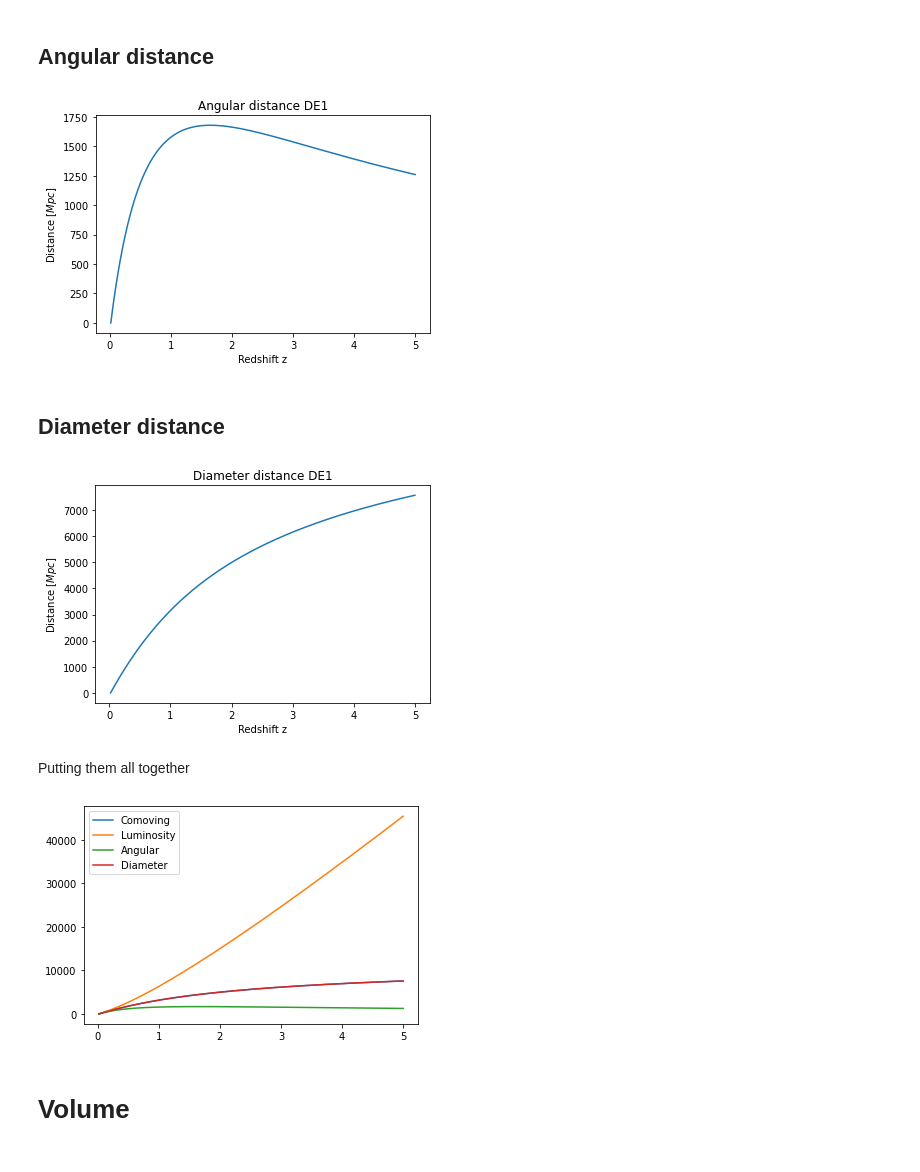
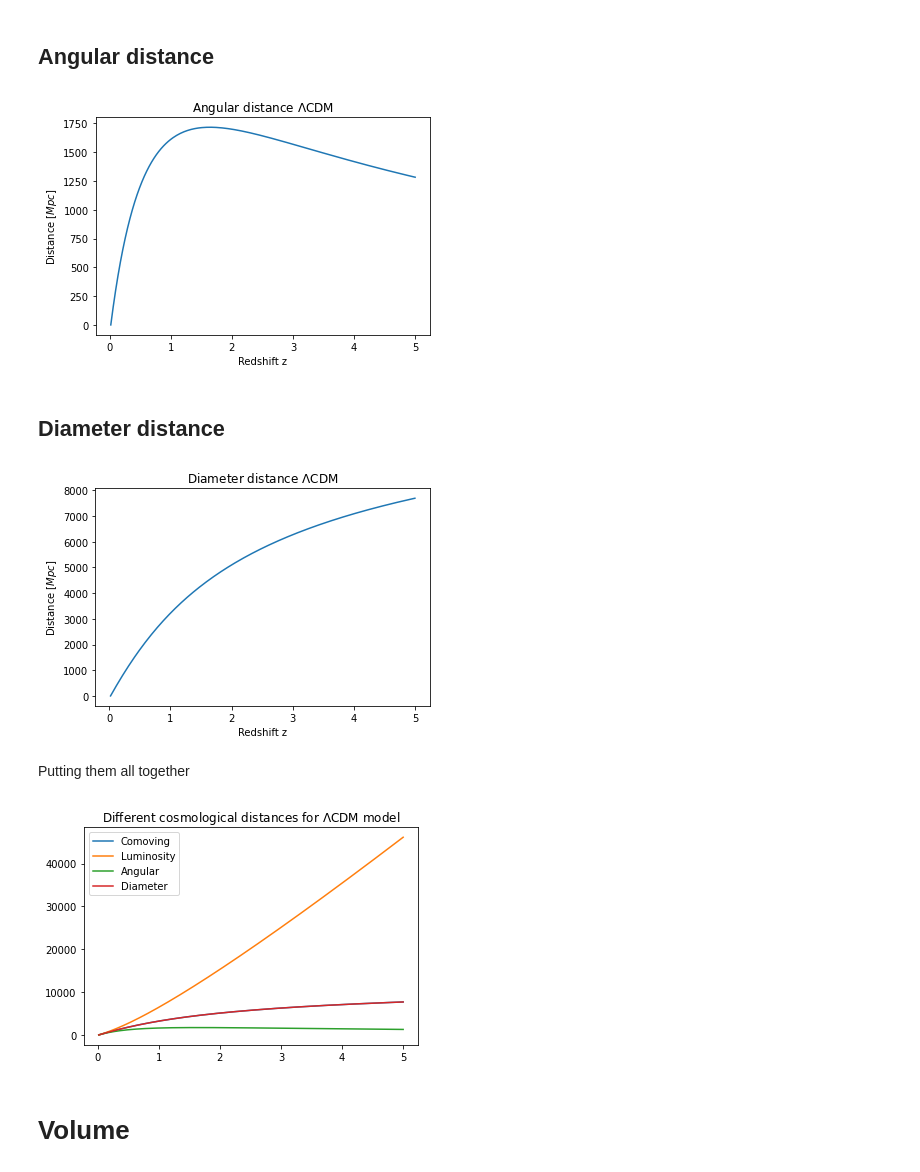
Before and after one commit to carle13/Galaxy-clusters-number-counts, a Jupyter notebook: analysis.ipynb, the cells around one changed output. Cells and saved outputs as stored; diff of their text form; code cells hidden in the pictures.

```diff
--- a/analysis.ipynb
+++ b/analysis.ipynb
@@ -22,10 +38,9 @@ plt.show()
 Trapezoidal rule is used for the integration
 $$\int_{0}^{z}\frac{cdz}{H(z)} = \frac{c}{H_{0}} \int_{0}^{z}\frac{dz}{E(z)}$$
 # %%
-integral = [None] * len(data)
-integral[0] = data[0]
+integral = [None] * (len(data)-1)
 for i in range(1, len(data)):
-	integral[i] = integrate.cumtrapz(1.0 / data[i], data[0], initial=0) * 4282.7494 #4062228428.184282 # Times value of Hubble distance
+	integral[i-1] = integrate.cumtrapz(1.0 / data[i], data[0], initial=0) * 4282.7494 #4062228428.184282 # Times value of Hubble distance
 # %%
 comoving = integral
 plt.figure()
@@ -39,9 +54,8 @@ plt.show()
 # %% [markdown]
 ## Luminosity distance
 # %%
-luminosity = [None] * len(data)
-luminosity[0] = data[0]
+luminosity = [None] * (len(data)-1)
 for i in range(1, len(data)):
-	luminosity[i] = (1 + luminosity[0]) * integral[i]
+	luminosity[i-1] = (1 + data[0]) * integral[i-1]
 # %%
 plt.figure()
@@ -55,53 +69,52 @@ plt.show()
 # %% [markdown]
 ## Angular distance
 # %%
-angular = [None] * len(data)
-angular[0] = data[0]
+angular = [None] * (len(data)-1)
 for i in range(1, len(data)):
-	angular[i] = integral[i] / (1 + angular[0])
+	angular[i-1] = integral[i-1] / (1 + data[0])
 # %%
 plt.figure()
-plt.title('Angular distance DE1')
+plt.title('Angular distance $\Lambda$CDM')
 plt.xlabel('Redshift z')
 plt.ylabel('Distance [$Mpc$]')
-plt.plot(angular[0], angular[2])
+plt.plot(data[0], angular[0])
 plt.show()
 # %% [output]
-[figure, old version]
+[figure, new version]
 # %% [markdown]
 ## Diameter distance
 # %%
 k = [0, 0, 0, 1, 1, 1, 1, 1]
-diameter = [None] * len(data)
-diameter[0] = data[0]
+diameter = [None] * (len(data)-1)
 for i in range(1, len(data)):
 	if k[i - 1] == 1:
-		diameter[i] = np.sin(comoving[i])
+		diameter[i-1] = np.sin(comoving[i-1])
 	elif k[i - 1] == 0:
-		diameter[i] = comoving[i]
+		diameter[i-1] = comoving[i-1]
 	elif k[i - 1] == -1:
-		diameter[i] = np.sinh(comoving[i])
+		diameter[i-1] = np.sinh(comoving[i-1])
 # %%
 plt.figure()
-plt.title('Diameter distance DE1')
+plt.title('Diameter distance $\Lambda$CDM')
 plt.xlabel('Redshift z')
 plt.ylabel('Distance [$Mpc$]')
-plt.plot(diameter[0], diameter[2])
+plt.plot(data[0], diameter[0])
 plt.show()
 # %% [output]
-[figure, old version]
+[figure, new version]
 # %% [markdown]
 Putting them all together
 # %%
 plt.figure()
-plt.plot(comoving[0], comoving[2], label='Comoving')
-plt.plot(luminosity[0], luminosity[2], label='Luminosity')
-plt.plot(angular[0], angular[2], label='Angular')
-plt.plot(diameter[0], diameter[2], label='Diameter')
+plt.title('Different cosmological distances for $\Lambda$CDM model')
+plt.plot(data[0], comoving[0], label='Comoving')
+plt.plot(data[0], luminosity[0], label='Luminosity')
+plt.plot(data[0], angular[0], label='Angular')
+plt.plot(data[0], diameter[0], label='Diameter')
 plt.legend()
 plt.show()
 # %% [output]
-[figure, old version]
+[figure, new version]
 # %% [markdown]
 # Volume
 # %%
```
Also changed, not shown: parts of 19 cells of this notebook.
